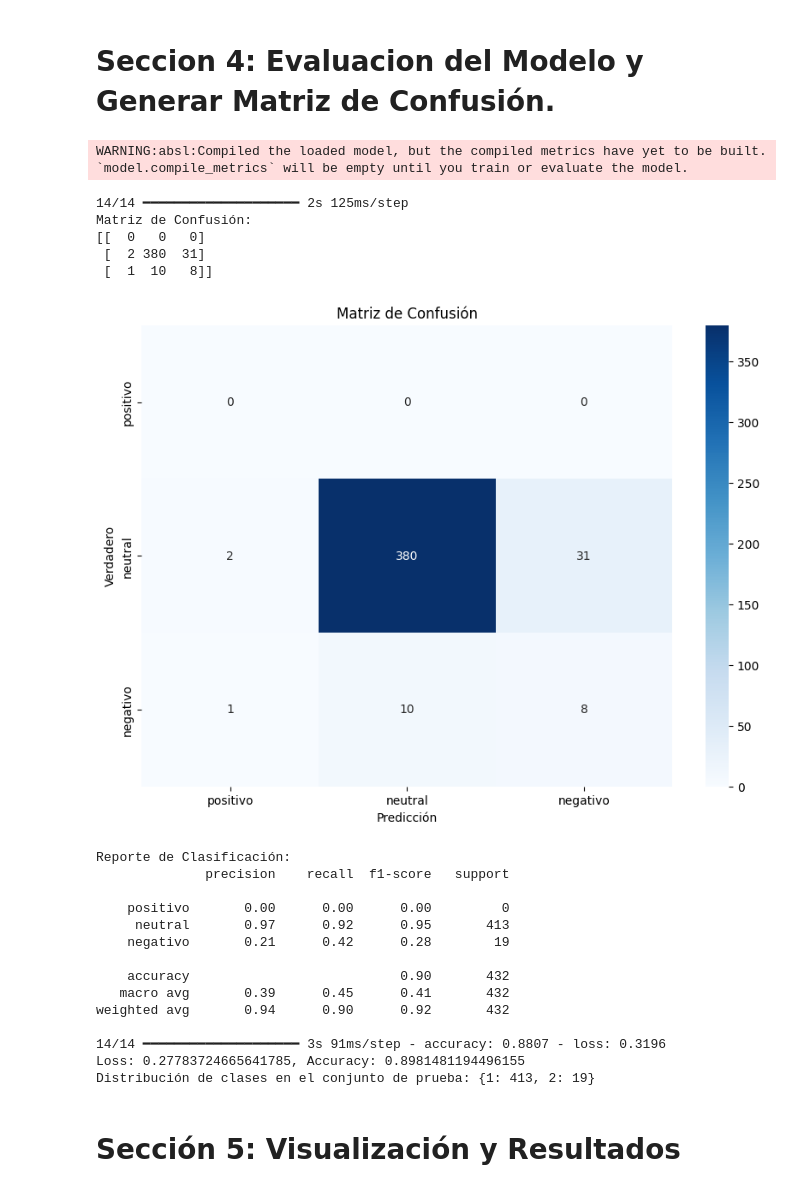
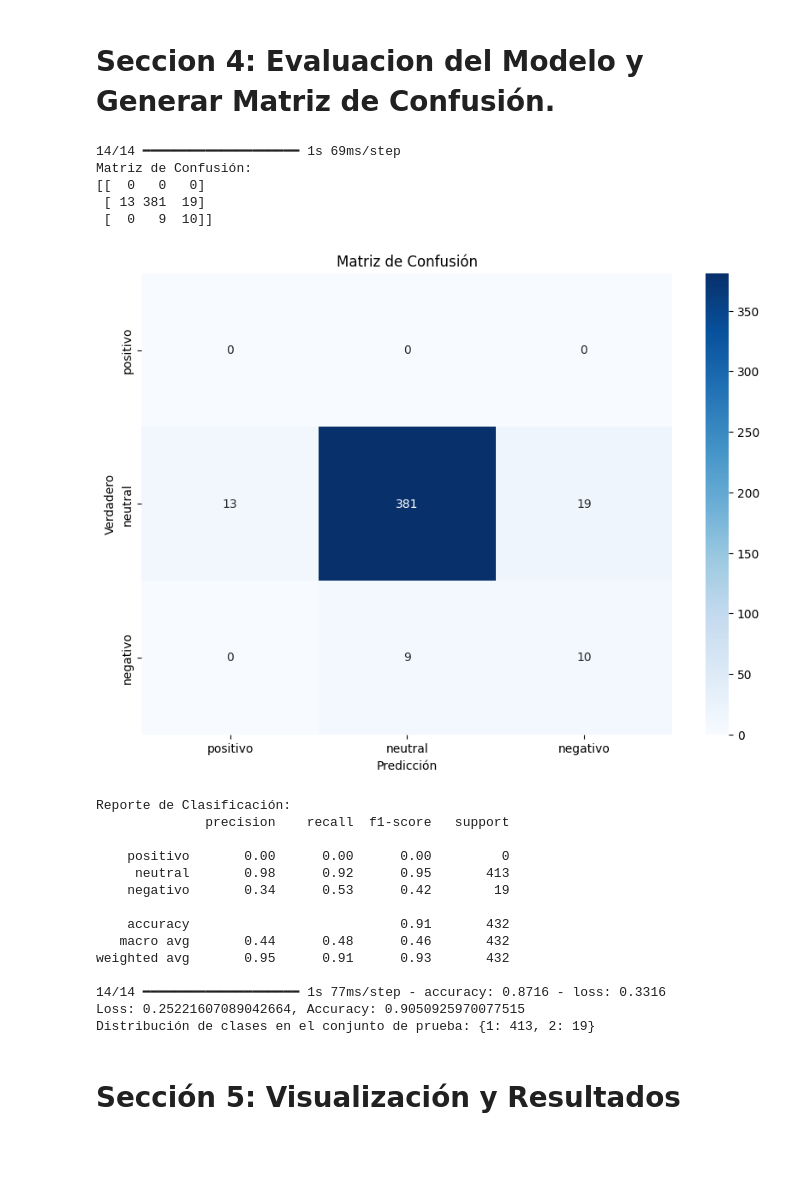
Before and after one commit to CarrenoErick19/Carreno_Navarrete_P.Integrador, a Jupyter notebook: JUPYTER NOTEBOOK/rnn_post_actualizado.ipynb, the cells around one changed output. Saved outputs shown, nothing was run; the diff lists cells and outputs as text; code cells hidden in the pictures; blank space fills up the shorter version.

Commit message:
actualizar (distribucion de clases)

```diff
--- a/JUPYTER NOTEBOOK/rnn_post_actualizado.ipynb
+++ b/JUPYTER NOTEBOOK/rnn_post_actualizado.ipynb
@@ -702,66 +697,60 @@ Loss: 0.27783724665641785, Accuracy: 0.8981481194496155
 # %% [markdown]
 # Seccion 4: Evaluacion del Modelo y Generar Matriz de Confusión.
 # %%
-import numpy as np
+from sklearn.metrics import confusion_matrix, classification_report
+import seaborn as sns
 import matplotlib.pyplot as plt
-import seaborn as sns
-from sklearn.metrics import confusion_matrix, classification_report
 
-# Cargar el modelo entrenado
-model = tf.keras.models.load_model('modelo_lstm_avanzado.h5')
-
-# Generar predicciones en el conjunto de prueba
-y_pred = model.predict([X_test, X_test])
+# Predicciones del modelo
+y_pred = model_avanzado.predict([X_test, X_test, sentiment_test])
 y_pred_classes = np.argmax(y_pred, axis=1)
 y_true = np.argmax(y_test, axis=1)
 
-# Crear matriz de confusión
+# Matriz de Confusión
 cm = confusion_matrix(y_true, y_pred_classes)
 print("Matriz de Confusión:")
 print(cm)
 
-# Visualizar la matriz de confusión
 plt.figure(figsize=(10, 7))
 sns.heatmap(cm, annot=True, fmt='d', cmap='Blues', xticklabels=list(sentimiento_mapping.keys()), yticklabels=list(sentimiento_mapping.keys()))
 plt.title('Matriz de Confusión')
 plt.xlabel('Predicción')
 plt.ylabel('Verdadero')
 plt.show()
 
 # Generar reporte de clasificación
-report = classification_report(y_true, y_pred_classes, target_names=list(sentimiento_mapping.keys()))
+report = classification_report(y_true, y_pred_classes, target_names=list(sentimiento_mapping.keys()), zero_division=0)
 print("Reporte de Clasificación:")
 print(report)
 
 # Evaluación del modelo
-loss, accuracy = model.evaluate([X_test, X_test], y_test)
+loss, accuracy = model_avanzado.evaluate([X_test, X_test, sentiment_test], y_test)
 print(f'Loss: {loss}, Accuracy: {accuracy}')
 
 # Revisar la distribución de clases en el conjunto de prueba
 unique, counts = np.unique(y_true, return_counts=True)
 print(f"Distribución de clases en el conjunto de prueba: {dict(zip(unique, counts))}")
 # %% [output]
-WARNING:absl:Compiled the loaded model, but the compiled metrics have yet to be built. `model.compile_metrics` will be empty until you train or evaluate the model.
+14/14 ━━━━━━━━━━━━━━━━━━━━ 1s 69ms/step
+Matriz de Confusión:
+[[  0   0   0]
+ [ 13 381  19]
+ [  0   9  10]]
+[figure]
-14/14 ━━━━━━━━━━━━━━━━━━━━ 2s 125ms/step
-Matriz de Confusión:
-[[  0   0   0]
- [  2 380  31]
- [  1  10   8]]
+Reporte de Clasificación:
+              precision    recall  f1-score   support
+
+    positivo       0.00      0.00      0.00         0
+     neutral       0.98      0.92      0.95       413
+    negativo       0.34      0.53      0.42        19
+
+    accuracy                           0.91       432
+   macro avg       0.44      0.48      0.46       432
+weighted avg       0.95      0.91      0.93       432
+
+14/14 ━━━━━━━━━━━━━━━━━━━━ 1s 77ms/step - accuracy: 0.8716 - loss: 0.3316
+Loss: 0.25221607089042664, Accuracy: 0.9050925970077515
+Distribución de clases en el conjunto de prueba: {1: 413, 2: 19}
-[figure]
-Reporte de Clasificación:
-              precision    recall  f1-score   support
-
-    positivo       0.00      0.00      0.00         0
-     neutral       0.97      0.92      0.95       413
-    negativo       0.21      0.42      0.28        19
-
-    accuracy                           0.90       432
-   macro avg       0.39      0.45      0.41       432
-weighted avg       0.94      0.90      0.92       432
-
-14/14 ━━━━━━━━━━━━━━━━━━━━ 3s 91ms/step - accuracy: 0.8807 - loss: 0.3196
-Loss: 0.27783724665641785, Accuracy: 0.8981481194496155
-Distribución de clases en el conjunto de prueba: {1: 413, 2: 19}
 # %% [markdown]
 # Sección 5: Visualización y Resultados
 # %%
```
Also changed, not shown: parts of 6 cells of this notebook, 1 other file.
